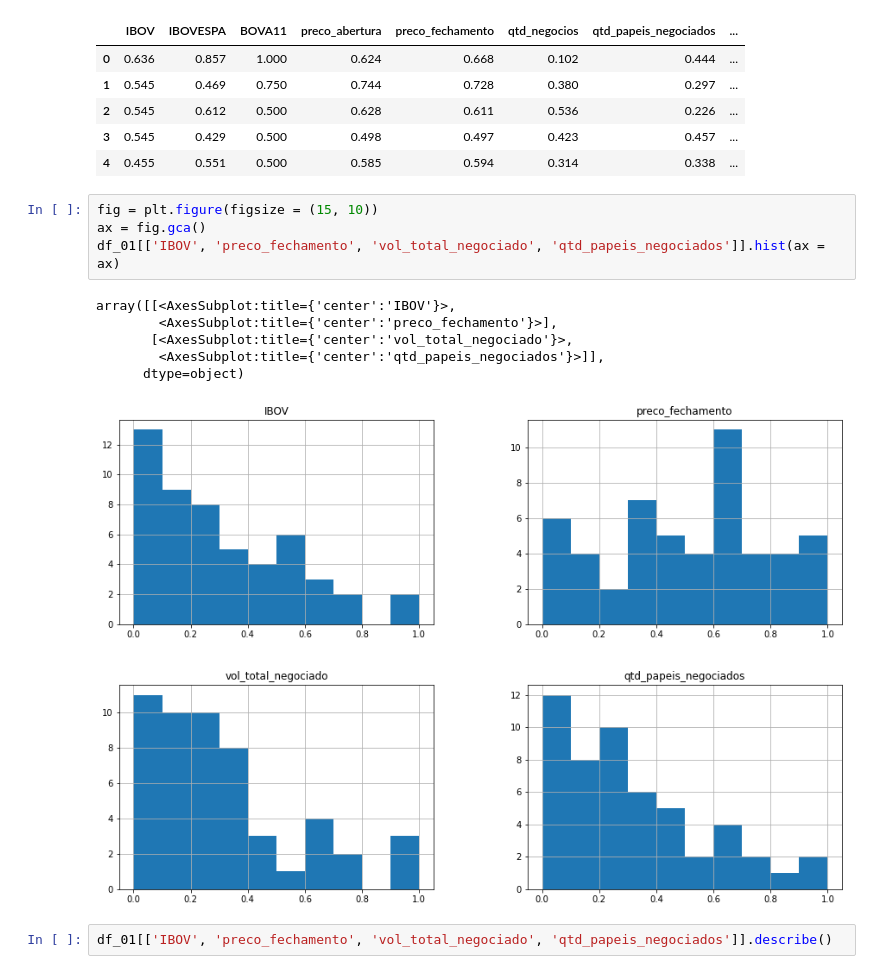
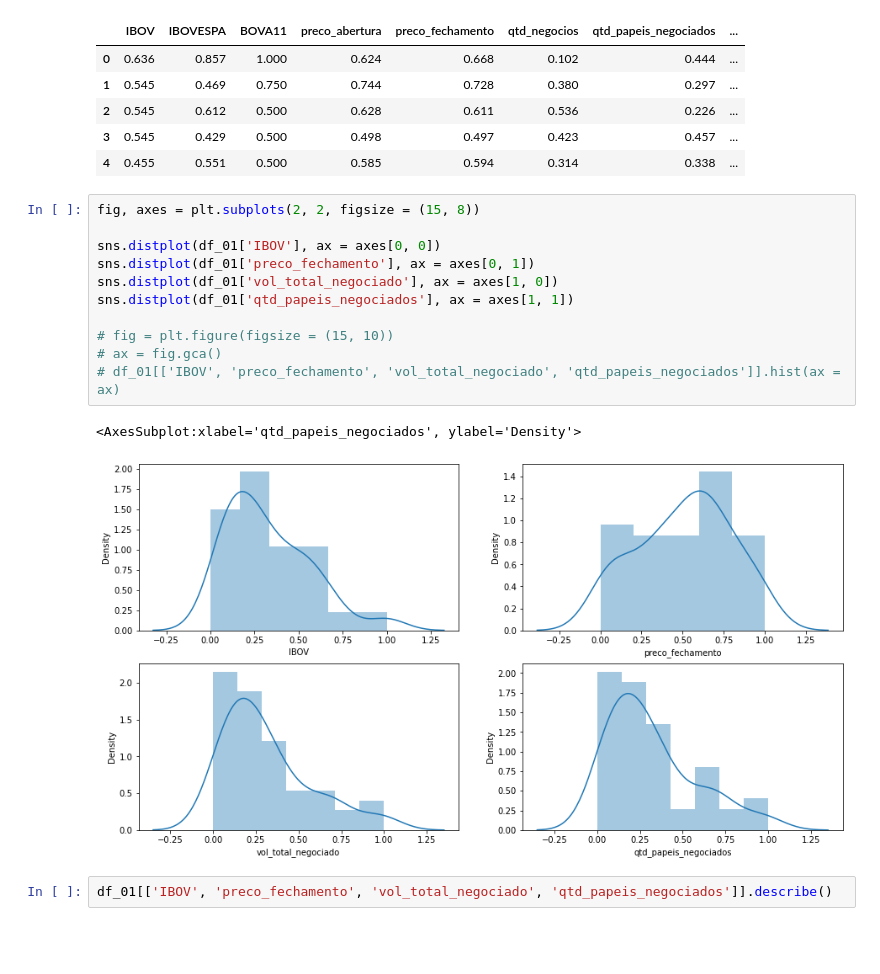
Before and after one commit to duartevictor/data_ciencia, a Jupyter notebook: tcc/modelo_v0.ipynb, the cells around one changed output. Saved outputs shown, nothing was run; the diff lists cells and outputs as text; blank space fills up the shorter version.

```diff
--- a/tcc/modelo_v0.ipynb
+++ b/tcc/modelo_v0.ipynb
@@ -28,16 +35,19 @@ df_01.head()
 | 3 | 0.545 | 0.429 | 0.500 | 0.498 | 0.497 | 0.423 | 0.457 | ... |
 | 4 | 0.455 | 0.551 | 0.500 | 0.585 | 0.594 | 0.314 | 0.338 | ... |
 # %%
-fig = plt.figure(figsize = (15, 10))
-ax = fig.gca()
-df_01[['IBOV', 'preco_fechamento', 'vol_total_negociado', 'qtd_papeis_negociados']].hist(ax = ax)
+fig, axes = plt.subplots(2, 2, figsize = (15, 8))
+
+sns.distplot(df_01['IBOV'], ax = axes[0, 0])
+sns.distplot(df_01['preco_fechamento'], ax = axes[0, 1])
+sns.distplot(df_01['vol_total_negociado'], ax = axes[1, 0])
+sns.distplot(df_01['qtd_papeis_negociados'], ax = axes[1, 1])
+
+# fig = plt.figure(figsize = (15, 10))
+# ax = fig.gca()
+# df_01[['IBOV', 'preco_fechamento', 'vol_total_negociado', 'qtd_papeis_negociados']].hist(ax = ax)
 # %% [output]
-array([[<AxesSubplot:title={'center':'IBOV'}>,
-        <AxesSubplot:title={'center':'preco_fechamento'}>],
-       [<AxesSubplot:title={'center':'vol_total_negociado'}>,
-        <AxesSubplot:title={'center':'qtd_papeis_negociados'}>]],
-      dtype=object)
+<AxesSubplot:xlabel='qtd_papeis_negociados', ylabel='Density'>
-[figure, old version]
+[figure, new version]
 # %%
 df_01[['IBOV', 'preco_fechamento', 'vol_total_negociado', 'qtd_papeis_negociados']].describe()
 # %% [output]
```
Also changed, not shown: parts of 27 cells of this notebook.
